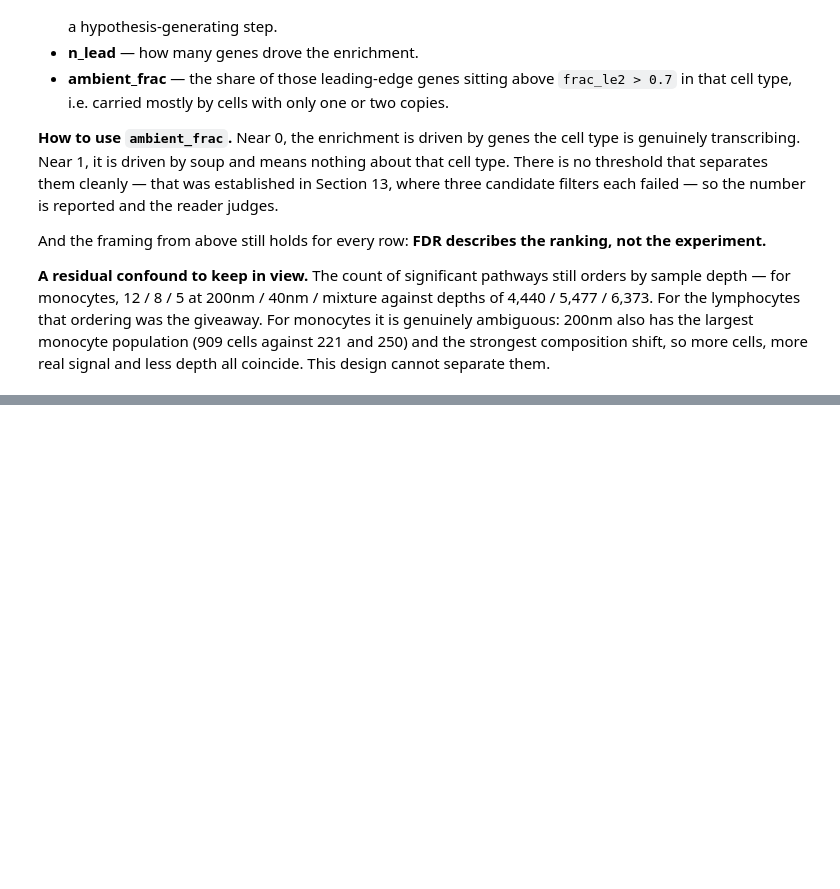
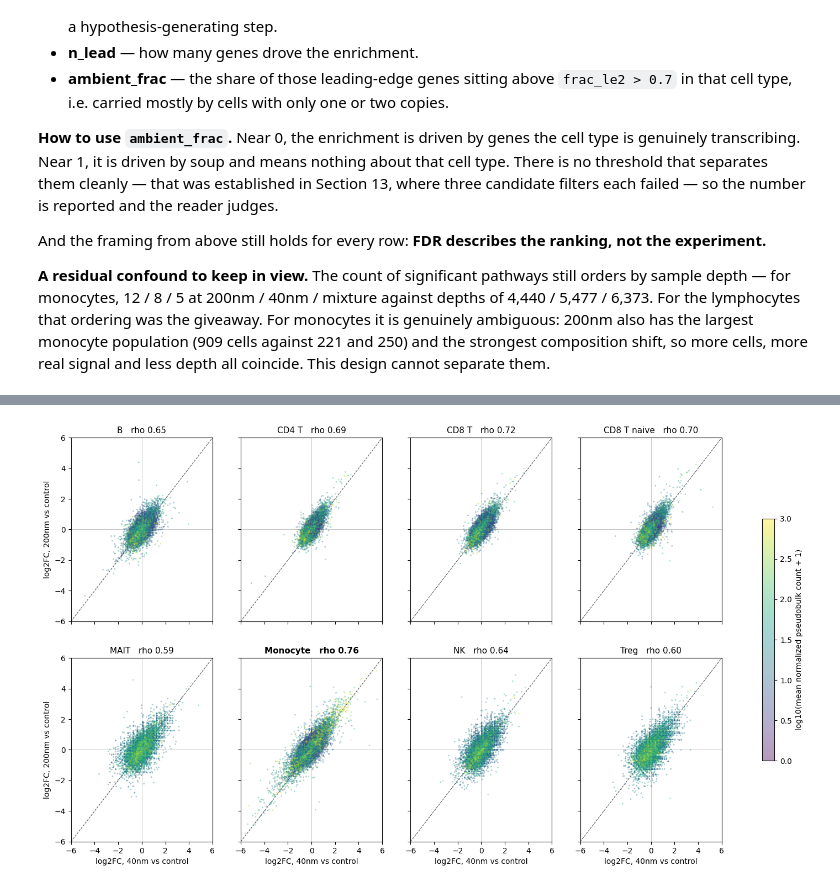
Before and after one commit to paunovicaleksa/GI, a Jupyter notebook: nanoplastics_pipeline.ipynb, the cells around one changed output, grey strips where cells are left out. Saved outputs shown, nothing was run; the diff lists cells and outputs as text; code cells hidden in the pictures; blank space fills up the shorter version.

```diff
--- a/nanoplastics_pipeline.ipynb
+++ b/nanoplastics_pipeline.ipynb
@@ -4745,3 +4727,20 @@ than asserted.
 
 **Output:** one log2FC table per cell type × contrast, which is exactly what Section 14's GSEA
 consumes — a ranked gene list, no significance threshold required.
+# %%
+# Sections 13-14 run from the annotated checkpoint alone - the contract Section 12 states and
+# the only one that survives a kernel restart. Run Section 1's imports, then this cell, then
+# straight down. Without it a cold kernel has to re-run Sections 5-11 to reach here, scanorama
+# and both annotation models included.
+if 'adata' not in globals():
+    adata = sc.read_h5ad(Path('results') / 'annotated.h5ad')
+    print(f'resumed from checkpoint: {adata.n_obs:,} cells x {adata.n_vars:,} genes')
+
+# MIN_PSEUDOBULK and DE_GROUPS are re-derived here rather than inherited from Section 11, where
+# they are first printed as an annotation deliverable. Deliberate duplication: Section 13 must
+# not depend on a cell 19 positions above it that produces nothing else it uses.
+MIN_PSEUDOBULK = 50
+_grid = (adata.obs[adata.obs['cell_type_coarse'] != 'Exclude']
+         .groupby(['cell_type_coarse', 'Sample'], observed=True).size().unstack(fill_value=0))
+DE_GROUPS = list(_grid.index[_grid.min(axis=1) >= MIN_PSEUDOBULK])
+print(f'DE_GROUPS, >= {MIN_PSEUDOBULK} cells in every sample ({len(DE_GROUPS)}): {DE_GROUPS}')
@@ -5324,0 +5533,64 @@ for ct in ['Monocyte', 'CD4 T']:
+# %%
+# Item 2: the joint distribution the categorical table will later be extracted from. A Venn
+# reports four counts; this reports the data those counts came from, so a reader can see
+# whether "40nm-specific" is an off-diagonal cloud or just diagonal scatter clipped by a box.
+#
+#   on the y = x diagonal   responds the same to both sizes  -> shared
+#   out along the x axis    responds to 40nm only            -> 40nm-specific
+#   out along the y axis    -> 200nm-specific        near the origin -> no response
+#
+# Colour is mean expression, NOT frac_le2. Colouring by frac_le2 was tried and rejected: the
+# cell above showed that genome-wide it tracks sparsity rather than contamination, so it would
+# paint every lymphocyte panel one colour and invite exactly the misreading it was meant to
+# prevent. Expression is the variable that actually separates a measured response from noise.
+import matplotlib.pyplot as plt
+
+LIM = 6
+fig, axes = plt.subplots(2, 4, figsize=(19, 9.5), sharex=True, sharey=True)
+for ax, ct in zip(axes.ravel(), DE_GROUPS):
+    d = lfc[ct][['40nm', '200nm']]
+    c = np.log10(norm.loc[[f'{ct}|{s}' for s in ['control'] + EXPOSED], d.index].mean() + 1)
+    sc_ = ax.scatter(d['40nm'], d['200nm'], c=c, cmap='viridis', vmin=0, vmax=3,
+                     s=4, alpha=0.4, linewidths=0)
+    ax.plot([-LIM, LIM], [-LIM, LIM], color='0.35', lw=0.8, ls='--', zorder=0)
+    ax.axhline(0, color='0.75', lw=0.6, zorder=0)
+    ax.axvline(0, color='0.75', lw=0.6, zorder=0)
+    r = rho[(rho.cell_type == ct) & (rho.pair == '40nm/200nm')].rho_all.iloc[0]
+    ax.set_title(f'{ct}   rho {r:.2f}', fontsize=11,
+                 fontweight='bold' if ct == 'Monocyte' else 'normal')
+    ax.set(xlim=(-LIM, LIM), ylim=(-LIM, LIM))
+for ax in axes[-1]:
+    ax.set_xlabel('log2FC, 40nm vs control')
+for ax in axes[:, 0]:
+    ax.set_ylabel('log2FC, 200nm vs control')
+fig.colorbar(sc_, ax=axes, shrink=0.6, label='log10(mean normalized pseudobulk count + 1)')
+plt.show()
+
+# Monocytes on their own, labelled. Two gene sets are named: the largest responses, and the
+# largest DISAGREEMENTS between the two sizes - which is the Task 6 question read off the plot.
+d = lfc['Monocyte'][['40nm', '200nm']]
+diff, mag = (d['40nm'] - d['200nm']), d.abs().max(axis=1)
+label = set(mag.nlargest(10).index) | set(diff[mag > 1].abs().nlargest(10).index)
+
+fig, ax = plt.subplots(figsize=(8.5, 8))
+_e = np.log10(norm.loc[[f'Monocyte|{s}' for s in ['control'] + EXPOSED], d.index].mean() + 1)
+ax.scatter(d['40nm'], d['200nm'], c=_e, cmap='viridis', vmin=0, vmax=3,
+           s=6, alpha=0.45, linewidths=0)
+ax.plot([-7, 7], [-7, 7], color='0.35', lw=0.9, ls='--', zorder=0)
+for gene in label:
+    ax.annotate(gene, (d.loc[gene, '40nm'], d.loc[gene, '200nm']), fontsize=8,
+                xytext=(4, 3), textcoords='offset points')
+ax.scatter(d.loc[list(label), '40nm'], d.loc[list(label), '200nm'],
+           facecolors='none', edgecolors='k', s=28, linewidths=0.7)
+ax.set(xlim=(-7, 7), ylim=(-7, 7), xlabel='log2FC, 40nm vs control',
+       ylabel='log2FC, 200nm vs control',
+       title='Monocyte - labelled: 10 largest responses, 10 largest size disagreements')
+ax.axhline(0, color='0.75', lw=0.6, zorder=0); ax.axvline(0, color='0.75', lw=0.6, zorder=0)
+plt.tight_layout(); plt.show()
+
+print('monocyte genes furthest off the diagonal (|lfc| > 1 in at least one size)')
+off = pd.DataFrame({'40nm': d['40nm'], '200nm': d['200nm'], 'diff': diff})[mag > 1]
+print(off.reindex(off['diff'].abs().sort_values(ascending=False).index)
+      .head(12).round(2).to_string())
+# %% [output]
+[figure, added]
```
Also changed, not shown: parts of 16 cells of this notebook, 1 other file.
